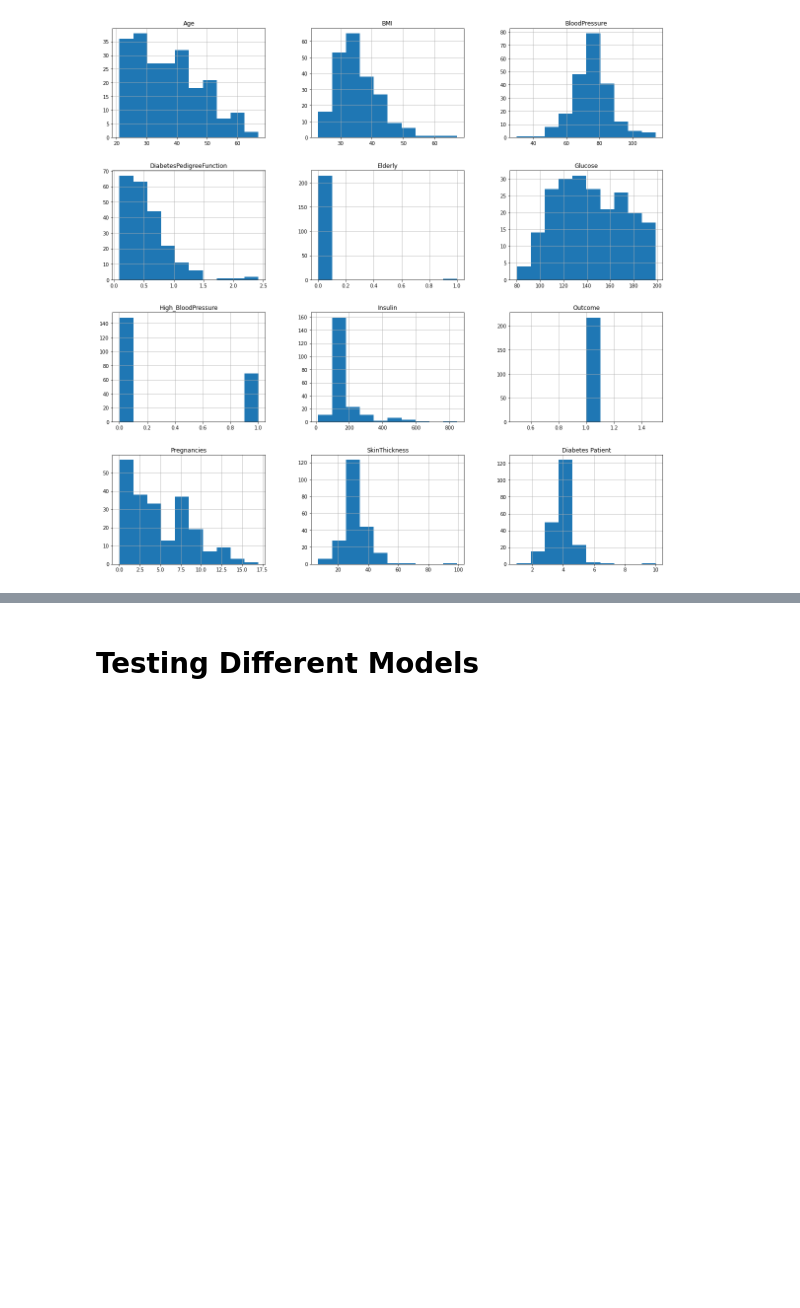
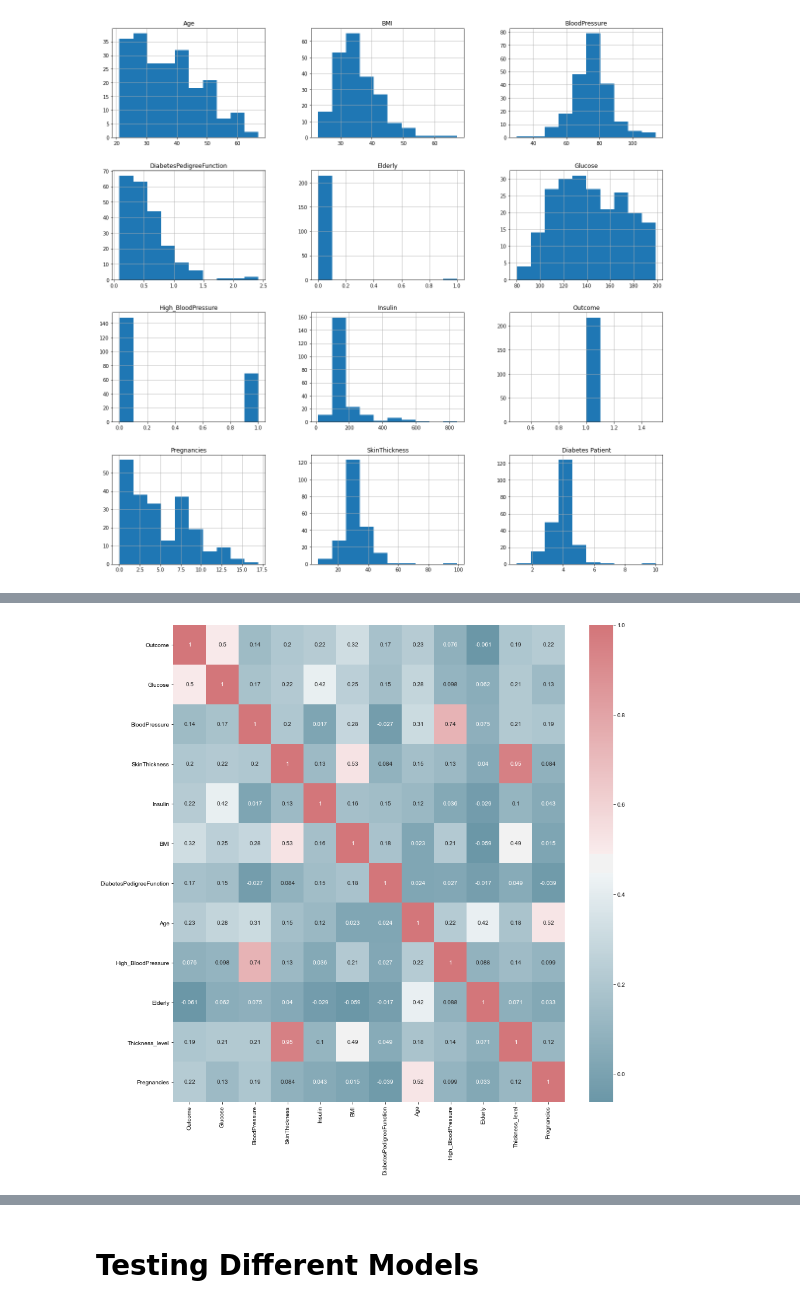
Before and after one commit to Aviost111/Diabetes_Predictions, a Jupyter notebook: DIABETES CLASSIFICATION PROJECT.ipynb, the cells around one changed output, grey strips where cells are left out. Cells and saved outputs as stored; diff of their text form; code cells hidden in the pictures; blank space fills up the shorter version.

```diff
--- a/DIABETES CLASSIFICATION PROJECT.ipynb
+++ b/DIABETES CLASSIFICATION PROJECT.ipynb
@@ -510,0 +533,10 @@ Text(0.5, 1.0, 'Diabetes Patient')
+# %%
+cmap = sns.diverging_palette(220, 10, 50, 60, as_cmap=True)
+fig, ax = plt.subplots(figsize=(15,15))
+sns.heatmap(df[['Outcome', 'Glucose', 'BloodPressure', 'SkinThickness', 'Insulin',
+       'BMI', 'DiabetesPedigreeFunction', 'Age',
+       'High_BloodPressure', 'Weight', 'Elderly', 'Glucose_Level',
+       'Thickness_level','Pregnancies']].corr(),annot=True, cmap=cmap)
+sns.set(font_scale=1)
+# %% [output]
+[figure, added]
```
Also changed, not shown: parts of 5 cells of this notebook.
